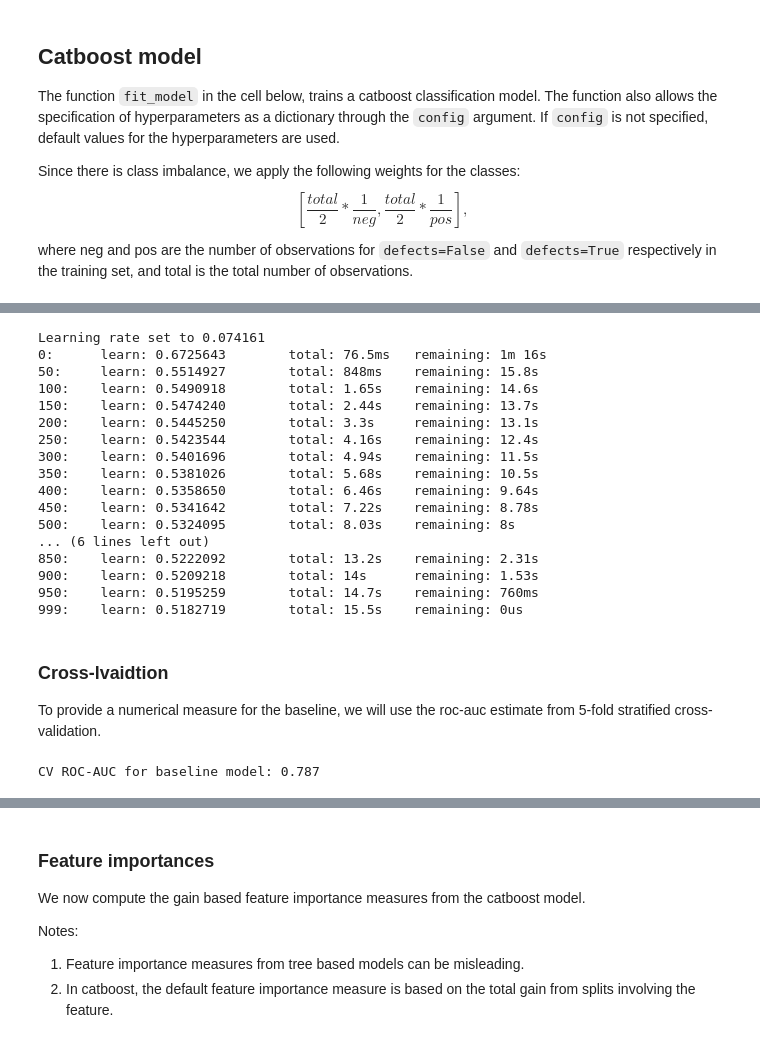
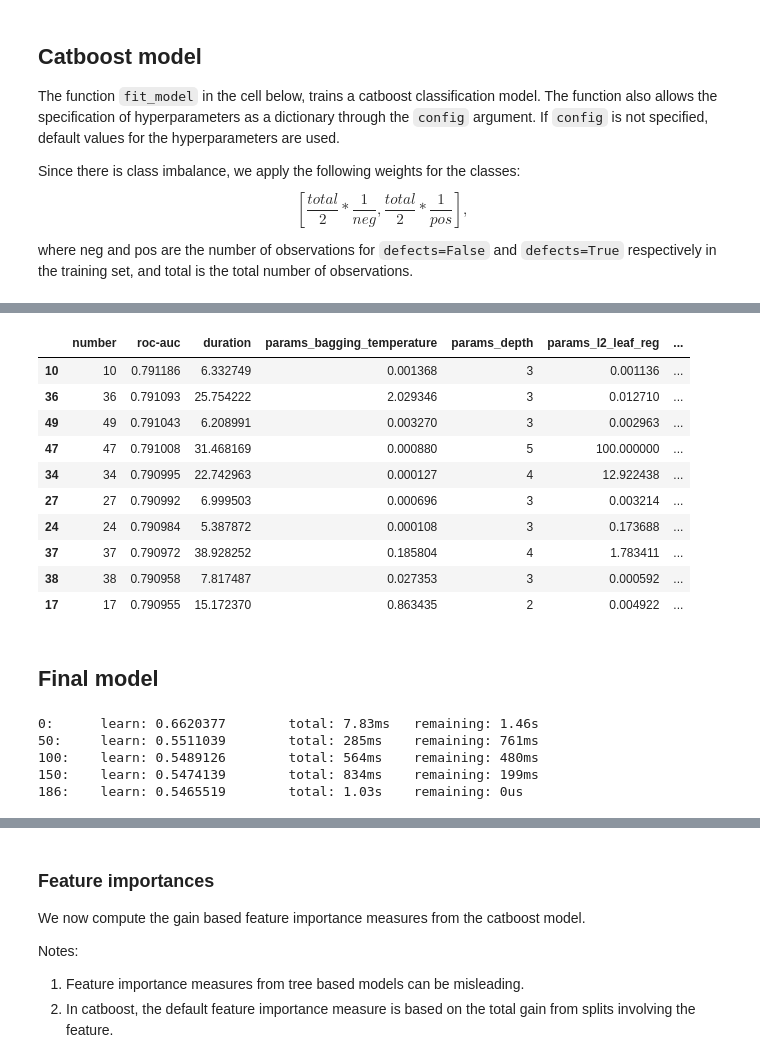
Before and after one commit to syerramilli/kaggle-notebooks, a Jupyter notebook: ps3e23-eda-catboost-baseline-shap.ipynb, the cells around one changed output, grey strips where cells are left out. Cells and saved outputs as stored; diff of their text form; code cells hidden in the pictures.

```diff
--- a/ps3e23-eda-catboost-baseline-shap.ipynb
+++ b/ps3e23-eda-catboost-baseline-shap.ipynb
@@ -311,52 +413,31 @@ def fit_model(
+# %%
+results = study.trials_dataframe(attrs=('number','value', 'duration', 'params','duration'))
+results = results.rename(columns={'value':'roc-auc'})
+results['duration'] = results['duration']/np.timedelta64(1, 's')
+results = results.sort_values(by='roc-auc',ascending=False)
+results.to_csv('cv_auc_history.csv',index=False)
+# print the top 10 results
+results.head(10)
+# %% [output]
+|  | number | roc-auc | duration | params_bagging_temperature | params_depth | params_l2_leaf_reg | ... |
+| 10 | 10 | 0.791186 | 6.332749 | 0.001368 | 3 | 0.001136 | ... |
+| 36 | 36 | 0.791093 | 25.754222 | 2.029346 | 3 | 0.012710 | ... |
+| 49 | 49 | 0.791043 | 6.208991 | 0.003270 | 3 | 0.002963 | ... |
+| 47 | 47 | 0.791008 | 31.468169 | 0.000880 | 5 | 100.000000 | ... |
+| 34 | 34 | 0.790995 | 22.742963 | 0.000127 | 4 | 12.922438 | ... |
+| 27 | 27 | 0.790992 | 6.999503 | 0.000696 | 3 | 0.003214 | ... |
+| 24 | 24 | 0.790984 | 5.387872 | 0.000108 | 3 | 0.173688 | ... |
+| 37 | 37 | 0.790972 | 38.928252 | 0.185804 | 4 | 1.783411 | ... |
+| 38 | 38 | 0.790958 | 7.817487 | 0.027353 | 3 | 0.000592 | ... |
+| 17 | 17 | 0.790955 | 15.172370 | 0.863435 | 2 | 0.004922 | ... |
+# %% [markdown]
+## Final model
 # %%
-model = fit_model(X, y, n_jobs=4, verbose=50, random_seed=100)
-model.save_model('baseline.cbm',format='cbm')
+model = fit_model(X, y, study.best_params, n_jobs=4, verbose=50, random_seed=100)
+model.save_model('catboost_cat.cbm',format='cbm')
 # %% [output]
-Learning rate set to 0.074161
-0:      learn: 0.6725643        total: 76.5ms   remaining: 1m 16s
-50:     learn: 0.5514927        total: 848ms    remaining: 15.8s
-100:    learn: 0.5490918        total: 1.65s    remaining: 14.6s
-150:    learn: 0.5474240        total: 2.44s    remaining: 13.7s
-200:    learn: 0.5445250        total: 3.3s     remaining: 13.1s
-250:    learn: 0.5423544        total: 4.16s    remaining: 12.4s
-300:    learn: 0.5401696        total: 4.94s    remaining: 11.5s
-350:    learn: 0.5381026        total: 5.68s    remaining: 10.5s
-400:    learn: 0.5358650        total: 6.46s    remaining: 9.64s
-450:    learn: 0.5341642        total: 7.22s    remaining: 8.78s
-500:    learn: 0.5324095        total: 8.03s    remaining: 8s
-... (6 lines left out)
-850:    learn: 0.5222092        total: 13.2s    remaining: 2.31s
-900:    learn: 0.5209218        total: 14s      remaining: 1.53s
-950:    learn: 0.5195259        total: 14.7s    remaining: 760ms
-999:    learn: 0.5182719        total: 15.5s    remaining: 0us
+0:      learn: 0.6620377        total: 7.83ms   remaining: 1.46s
+50:     learn: 0.5511039        total: 285ms    remaining: 761ms
+100:    learn: 0.5489126        total: 564ms    remaining: 480ms
+150:    learn: 0.5474139        total: 834ms    remaining: 199ms
+186:    learn: 0.5465519        total: 1.03s    remaining: 0us
-# %% [markdown]
-### Cross-lvaidtion
-
-To provide a numerical measure for the baseline, we will use the roc-auc estimate from 5-fold stratified cross-validation.
-# %%
-import warnings
-from tqdm import tqdm
-def fit_and_test_fold(X, y, train_index,test_index) -> float:
-    X_train = X.iloc[train_index,:];X_test = X.iloc[test_index,:]
-    y_train = y[train_index]; y_test = y[test_index]
-
-    # fit model on training data
-    with warnings.catch_warnings():
-        warnings.simplefilter("ignore")
-        model = fit_model(X_train, y_train, n_jobs=4)
-
-    # generate predictions on test data
-    test_prob = model.predict_proba(X_test)[:,1]
-
-    return roc_auc_score(y_test, test_prob)
-
-
-cv = StratifiedKFold(n_splits=5, random_state=1, shuffle=True)
-cv_auc_scores = [None]*5
-for i, (train_index, test_index) in tqdm(enumerate(cv.split(X,y))):
-    cv_auc_scores[i] = fit_and_test_fold(X, y, train_index, test_index)
-
-cv_auc = np.mean(cv_auc_scores)
-print(f'CV ROC-AUC for baseline model: {cv_auc:.3f}')
-# %% [output]
-CV ROC-AUC for baseline model: 0.787
```
Also changed, not shown: parts of 16 cells of this notebook.
